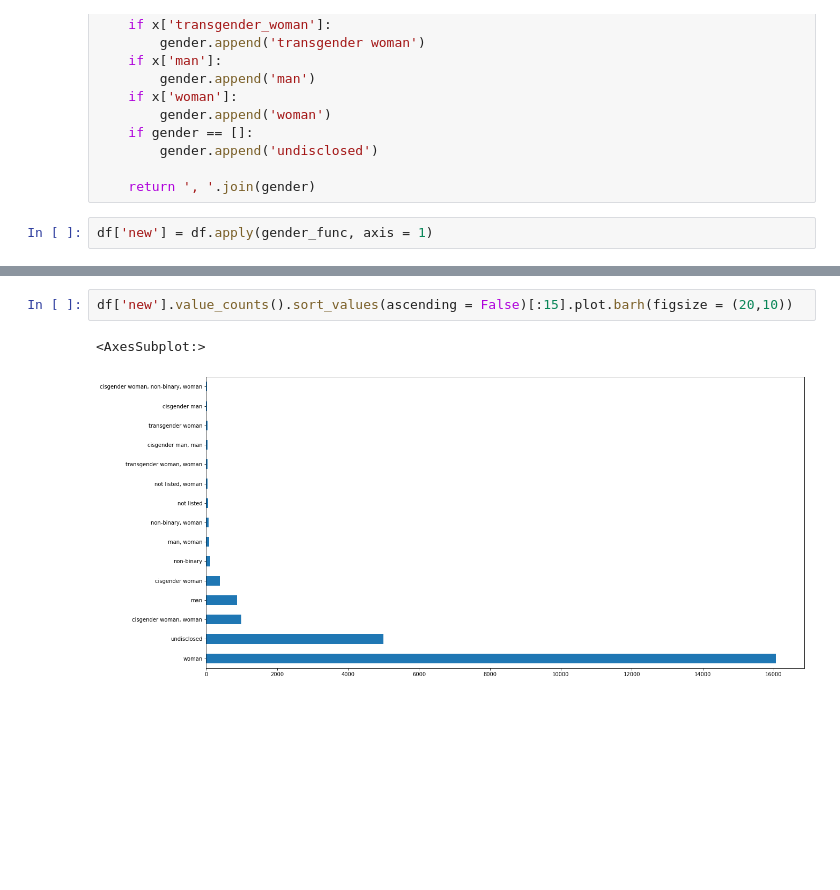
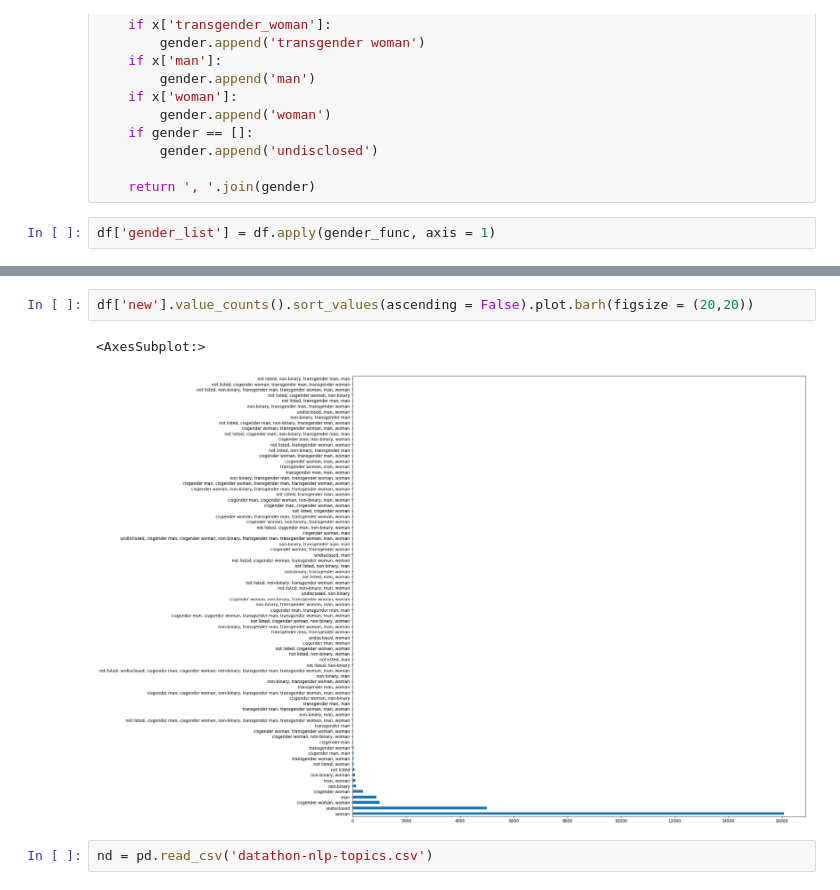
Before and after one commit to Vincent-Kwan/Datathon_WomensMarch, a Jupyter notebook: Vk.ipynb, the cells around one changed output, grey strips where cells are left out. Saved outputs shown, nothing was run; the diff lists cells and outputs as text; blank space fills up the shorter version.

```diff
--- a/Vk.ipynb
+++ b/Vk.ipynb
@@ -239,4 +257,4 @@ def gender_func(x):
 
     return ', '.join(gender)
 # %%
-df['new'] = df.apply(gender_func, axis = 1)
+df['gender_list'] = df.apply(gender_func, axis = 1)
@@ -243,5 +307,7 @@ df['new'] = df.apply(gender_func, axis = 1)
 # %%
-df['new'].value_counts().sort_values(ascending = False)[:15].plot.barh(figsize = (20,10))
+df['new'].value_counts().sort_values(ascending = False).plot.barh(figsize = (20,20))
 # %% [output]
 <AxesSubplot:>
-[figure, old version]
+[figure, new version]
+# %%
+nd = pd.read_csv('datathon-nlp-topics.csv')
```
Also changed, not shown: parts of 13 cells of this notebook, 1 other file.
